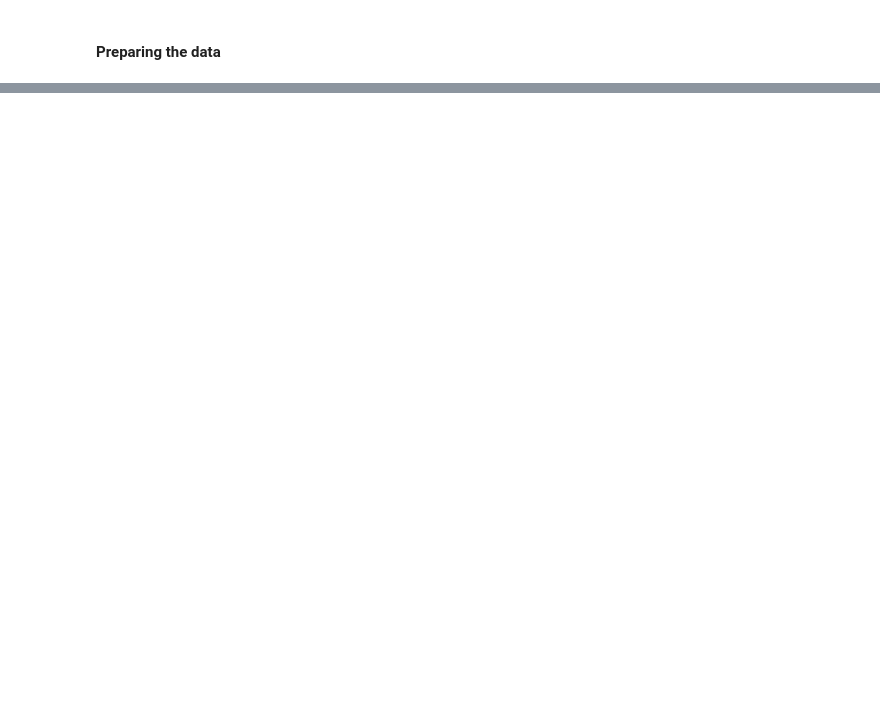
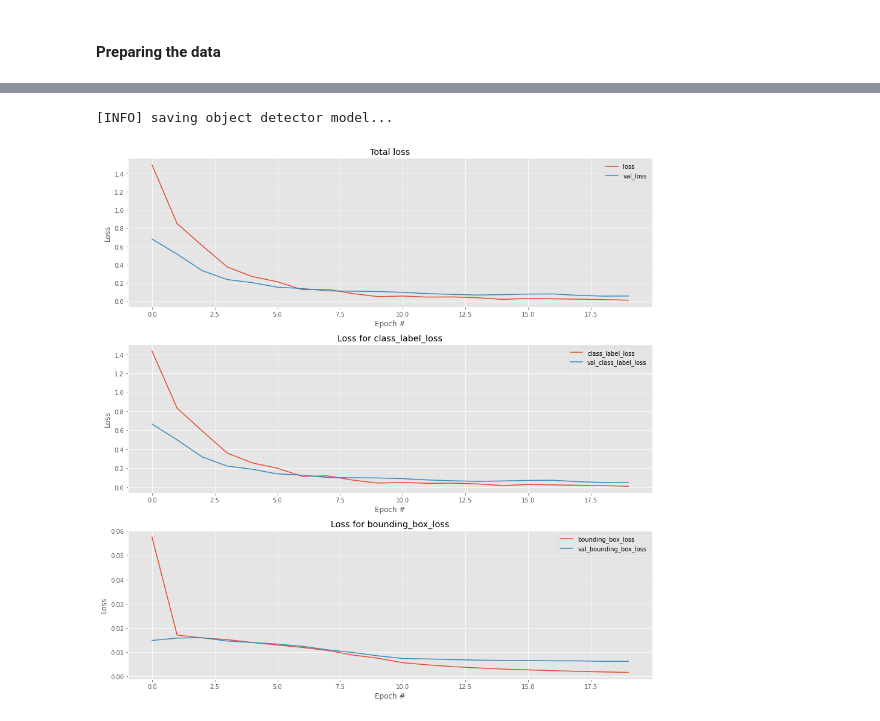
Before and after one commit to anujshah1003/LearningObjectDetection, a Jupyter notebook: object_detection_with_bbox_regression/object_detection_bbox_regression.ipynb, the cells around one changed output, grey strips where cells are left out. Cells and saved outputs as stored; diff of their text form; code cells hidden in the pictures; blank space fills up the shorter version.

```diff
--- a/object_detection_with_bbox_regression/object_detection_bbox_regression.ipynb
+++ b/object_detection_with_bbox_regression/object_detection_bbox_regression.ipynb
@@ -110,0 +223,3 @@ base_img_path=os.path.join(base_data_path,"images")
+# %%
+labels_ = to_categorical(labels)
+print(labels_)
@@ -110,0 +304,18 @@ base_img_path=os.path.join(base_data_path,"images")
+# %%
+# train the network for bounding box regression and class label
+# prediction
+print("[INFO] training model...")
+H = model.fit(
+	train_images, train_targets,
+	validation_data=(test_images, test_targets),
+	batch_size=batch_size,
+	epochs=num_epochs,
+	verbose=1)
+# serialize the model to disk
+#print("[INFO] saving object detector model...")
+#model.save(config.MODEL_PATH, save_format="h5")
+# serialize the label binarizer to disk
+#print("[INFO] saving label binarizer...")
+#f = open(config.LB_PATH, "wb")
+#f.write(pickle.dumps(lb))
+#f.close()
@@ -110,0 +340,36 @@ base_img_path=os.path.join(base_data_path,"images")
+# %%
+# serialize the model to disk
+print("[INFO] saving object detector model...")
+model.save("best_model_obj_det_bbox_reg", save_format="h5")
+# serialize the label binarizer to disk
+#print("[INFO] saving label binarizer...")
+#f = open(config.LB_PATH, "wb")
+#f.write(pickle.dumps(lb))
+#f.close()
+# %% [output]
+[INFO] saving object detector model...
+# %%
+# plot the total loss, label loss, and bounding box loss
+lossNames = ["loss", "class_label_loss", "bounding_box_loss"]
+N = np.arange(0, num_epochs)
+plt.style.use("ggplot")
+(fig, ax) = plt.subplots(3, 1, figsize=(13, 13))
+# loop over the loss names
+for (i, l) in enumerate(lossNames):
+	# plot the loss for both the training and validation data
+	title = "Loss for {}".format(l) if l != "loss" else "Total loss"
+	ax[i].set_title(title)
+	ax[i].set_xlabel("Epoch #")
+	ax[i].set_ylabel("Loss")
+	ax[i].plot(N, H.history[l], label=l)
+	ax[i].plot(N, H.history["val_" + l], label="val_" + l)
+	ax[i].legend()
+# save the losses figure and create a new figure for the accuracies
+plt.tight_layout()
+#plotPath = os.path.sep.join(["plots", "losses.png"])
+plot_path="losses.png"
+plt.savefig(plot_path)
+plt.show()
+plt.close()
+# %% [output]
+[figure, added]
```
Also changed, not shown: parts of 29 cells of this notebook.
